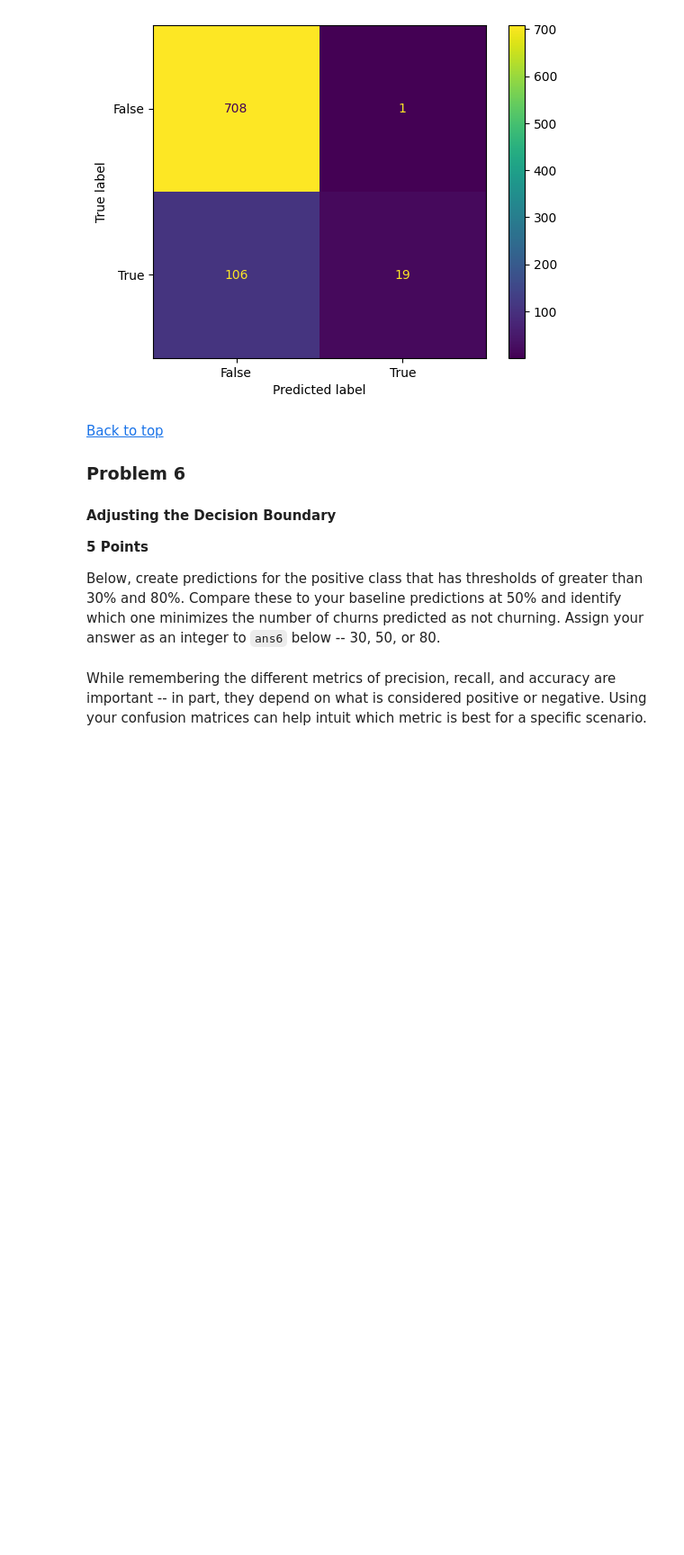
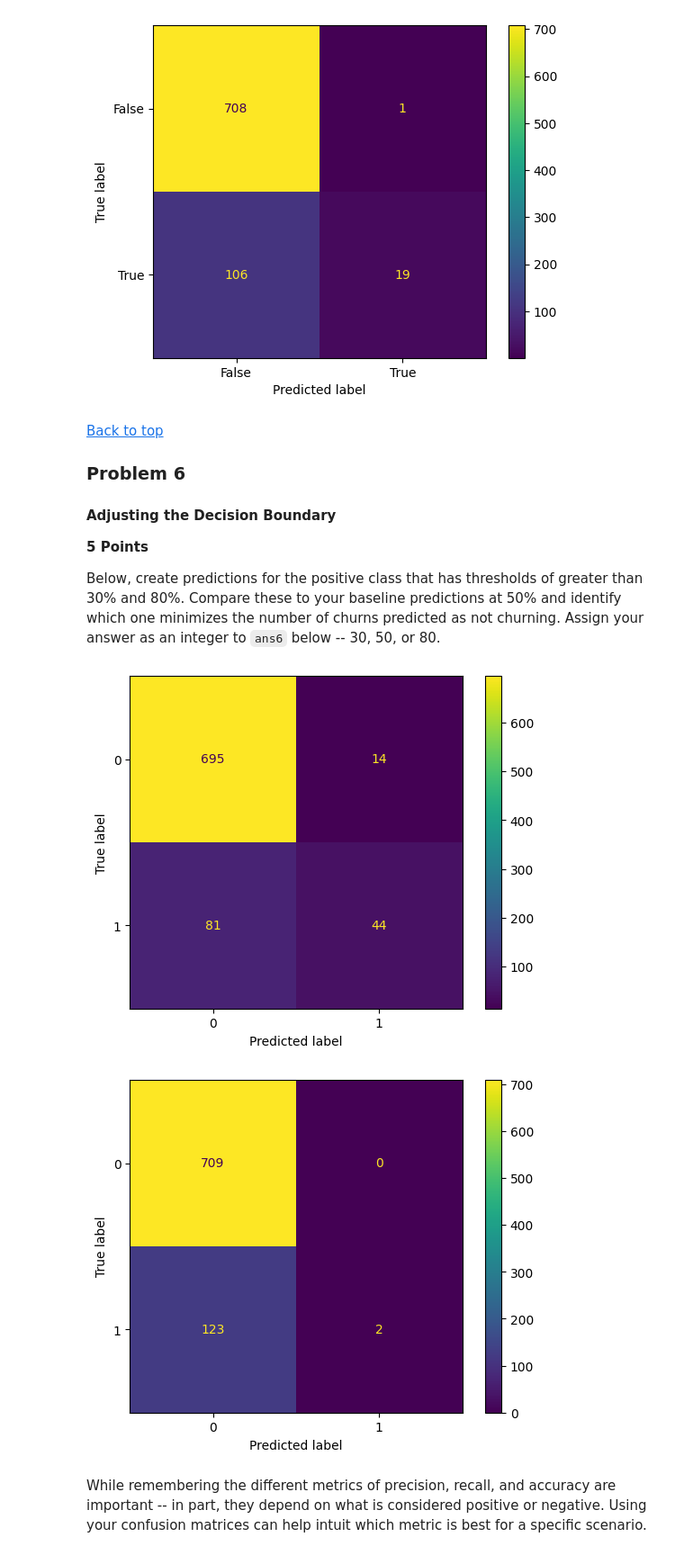
Before and after one commit to Subroy1/MSAI_AllPracticeModules, a Jupyter notebook: Module 12/BreastCancerPrediction.ipynb, the cells around one changed output. Shown at 90% size. Cells and saved outputs as stored; diff of their text form; code cells hidden in the pictures; blank space fills up the shorter version.

Commit message:
Plot confusion matrix for varying decision thresholds .

```diff
--- a/Module 12/BreastCancerPrediction.ipynb
+++ b/Module 12/BreastCancerPrediction.ipynb
@@ -346,2 +328,33 @@ print(ans6)
+# %%
+### GRADED
+ans6 = ''
+# YOUR CODE HERE
+
+churn_pipe= Pipeline([("scale",StandardScaler()), ("knn",KNeighborsClassifier(n_neighbors=10))])
+churn_pipe.fit(churn_x_train,churn_y_train)
+
+churn_low_preds = np.where(churn_pipe.predict_proba(churn_x_test)[:, 1] > .3, 1, 0)
+churn_high_preds = np.where(churn_pipe.predict_proba(churn_x_test)[:, 1] > .8, 1, 0)
+
+# Plot both the low and high threshold predictions
+churn_l_confusion_mat=confusion_matrix(churn_y_test,churn_low_preds)
+churn_h_confusion_mat=confusion_matrix(churn_y_test,churn_high_preds)
+
+distl=ConfusionMatrixDisplay(churn_l_confusion_mat)
+distl.plot()
+plt.show()
+
+disth=ConfusionMatrixDisplay(churn_h_confusion_mat)
+disth.plot()
+plt.show()
+
+#identify which one minimizes the number of churns predicted as not churning
+#minimizes  number of churns predicted as not churning ie minimizes the predictions of 0 (TN+FN)
+# Answer check
+ans6=30
+print(ans6)
+# %% [output]
+[figure, added]
+[figure, added]
 # %% [markdown]
 While remembering the different metrics of precision, recall, and accuracy are important -- in part, they depend on what is considered positive or negative.  Using your confusion matrices can help intuit which metric is best for a specific scenario.
```
Also changed, not shown: parts of 3 cells of this notebook.
